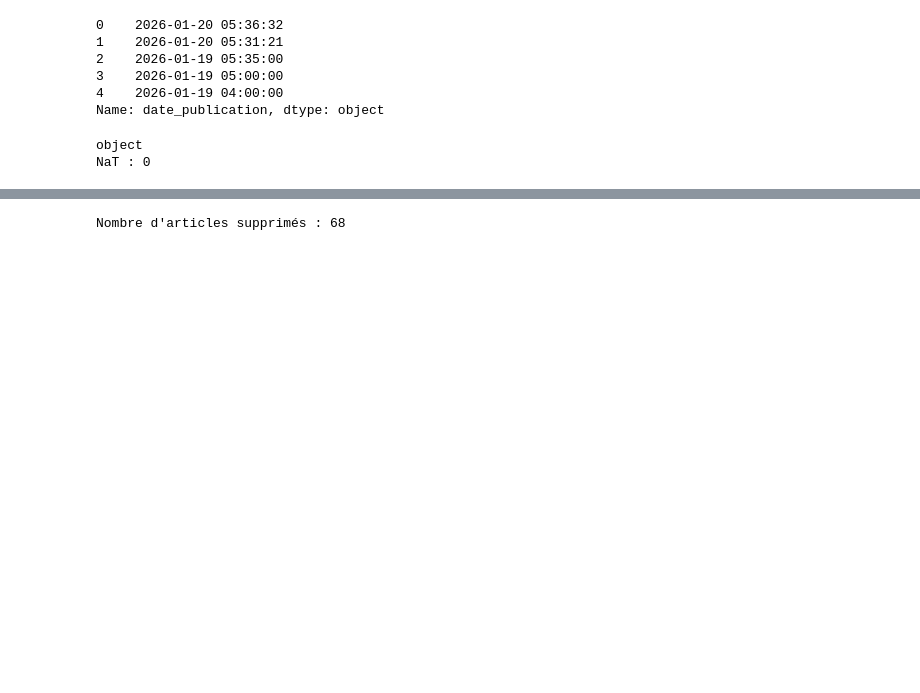
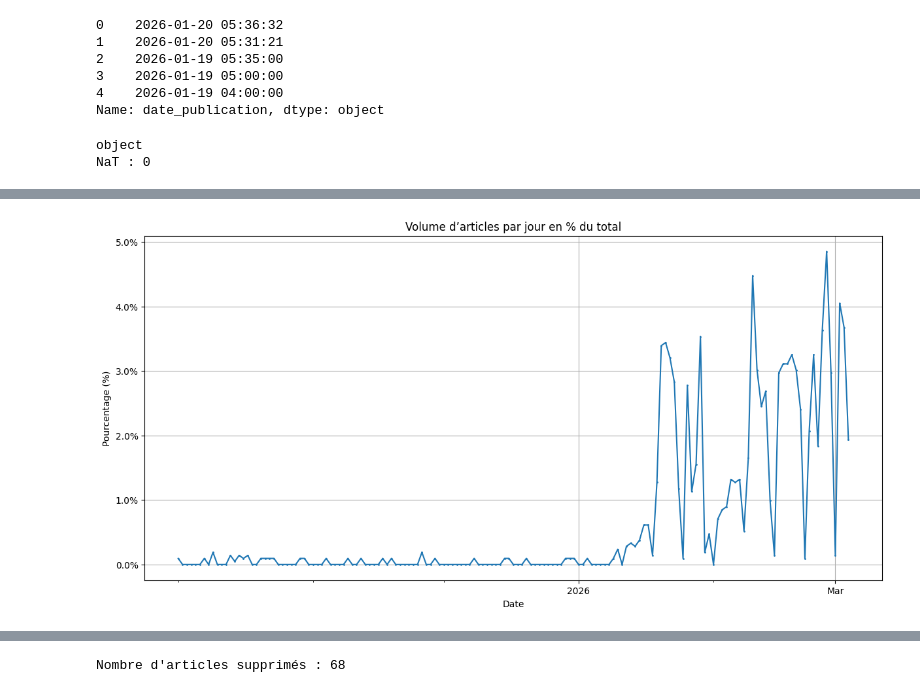
Before and after one commit to hents8/veille_media_mada, a Jupyter notebook: notebooks/data_analyse.ipynb, the cells around one changed output, grey strips where cells are left out. Cells and saved outputs as stored; diff of their text form; code cells hidden in the pictures; blank space fills up the shorter version.

```diff
--- a/notebooks/data_analyse.ipynb
+++ b/notebooks/data_analyse.ipynb
@@ -402,3 +402,48 @@ plt.show()
+# %%
+import pandas as pd
+import matplotlib.pyplot as plt
+import matplotlib.dates as mdates
+from matplotlib.ticker import PercentFormatter
+
+# Assurer que date_publication est datetime UTC
+df["date_publication"] = pd.to_datetime(df["date_publication"], errors="coerce", utc=True)
+
+# Filtrer à partir du 1er octobre 2025
+start_date = pd.Timestamp("2025-10-01", tz="UTC")
+end_date = pd.Timestamp.now(tz="UTC")
+df_filtre = df[df["date_publication"] >= start_date]
+
+# Grouper par jour
+volume_jour = df_filtre.groupby(df_filtre["date_publication"].dt.normalize()).size()
+
+# Reindex pour inclure tous les jours jusqu'à aujourd'hui
+all_dates = pd.date_range(start=start_date, end=end_date, freq="D", tz="UTC")
+volume_jour = volume_jour.reindex(all_dates, fill_value=0)
+
+# --- Conversion en pourcentage du total ---
+volume_percent = volume_jour / df_filtre.shape[0]  # proportion (0 à 1)
+
+# --- Création du graphique ---
+fig, ax = plt.subplots(figsize=(12,6), layout='constrained')
+
+ax.plot(volume_percent.index, volume_percent.values, marker='o', markersize=1, linestyle='-')
+
+# Formatter l'axe Y en pourcentage
+ax.yaxis.set_major_formatter(PercentFormatter(1.0))  # 1.0 car les valeurs vont de 0 à 1
+
+# Major ticks every 6 months, minor ticks every month
+ax.xaxis.set_major_locator(mdates.MonthLocator(bymonth=(1,3)))
+ax.xaxis.set_minor_locator(mdates.MonthLocator())
+ax.xaxis.set_major_formatter(mdates.ConciseDateFormatter(ax.xaxis.get_major_locator()))
+
+ax.set_title("Volume d’articles par jour en % du total")
+ax.set_xlabel("Date")
+ax.set_ylabel("Pourcentage (%)")
+ax.grid(True)
+
+plt.show()
+# %% [output]
+[figure, added]
 # %%
 df = pd.DataFrame(list(collection.find()))
 print(df["categorie"].head())
```
Also changed, not shown: parts of 21 cells of this notebook, 2 other files.
